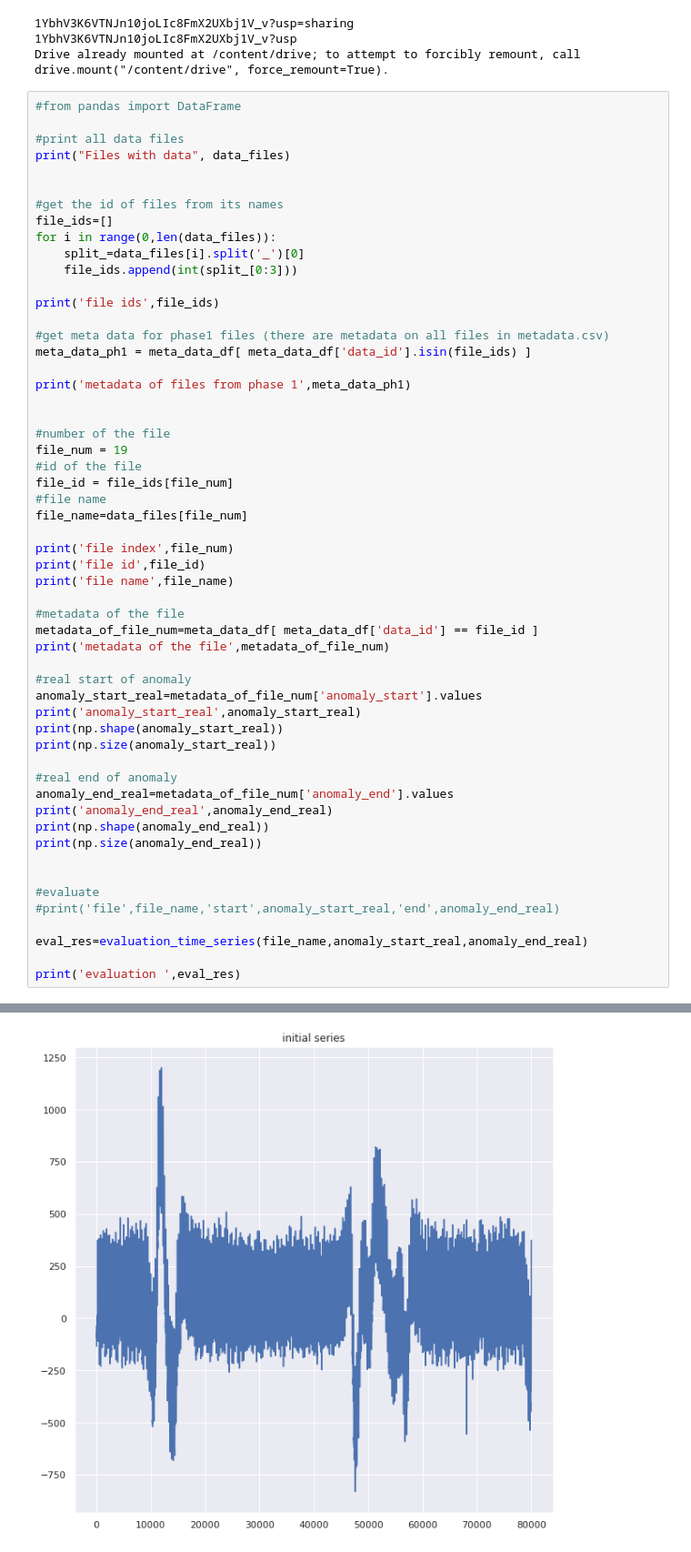
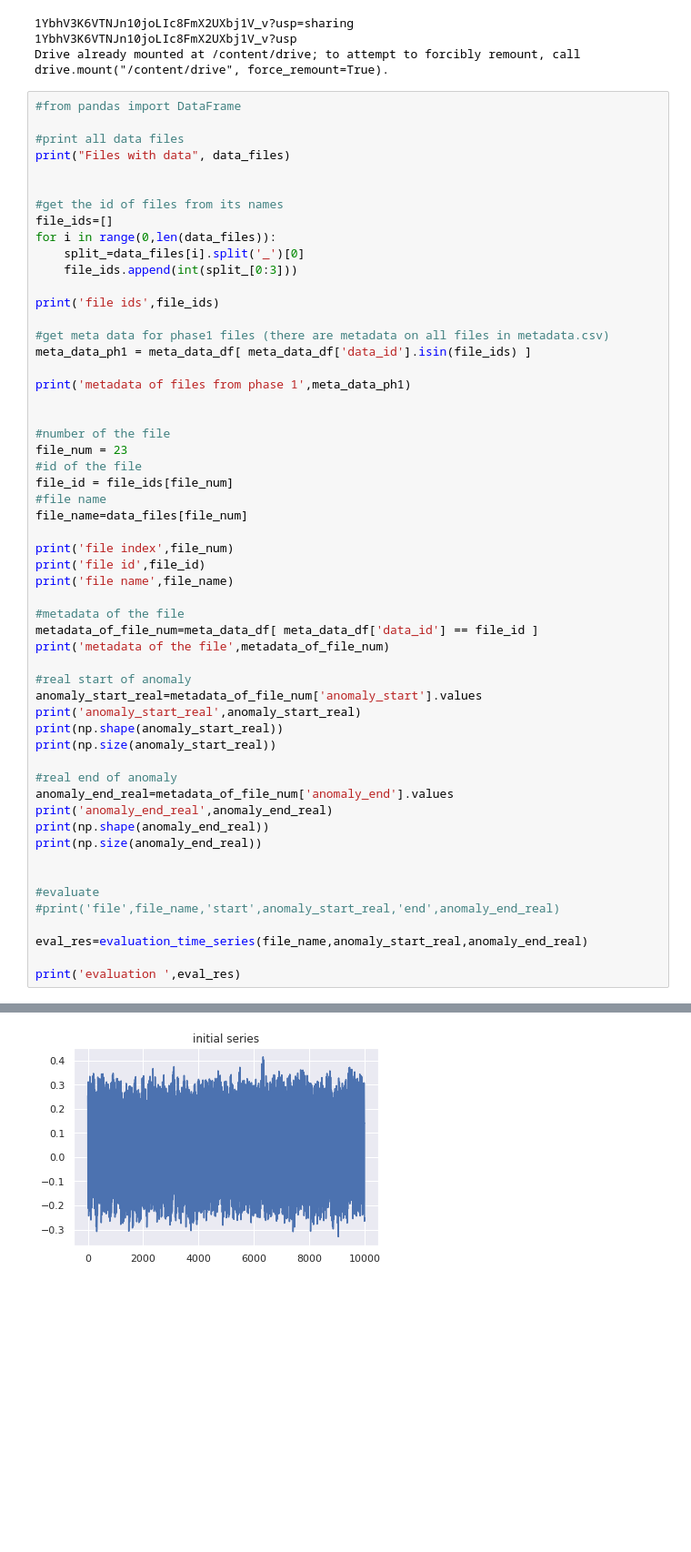
Before and after one commit to Lenadeu/Time-series-anomaly-detection, a Jupyter notebook: SARIMAX_forecating_period_from_autocorrelation4.ipynb, the cells around one changed output, grey strips where cells are left out. Shown at 91% size. Saved outputs shown, nothing was run; the diff lists cells and outputs as text; blank space fills up the shorter version.

```diff
--- a/SARIMAX_forecating_period_from_autocorrelation4.ipynb
+++ b/SARIMAX_forecating_period_from_autocorrelation4.ipynb
@@ -967,7 +967,7 @@ print('metadata of files from phase 1',meta_data_ph1)
 
 
 #number of the file
-file_num = 19
+file_num = 23
 #id of the file
 file_id = file_ids[file_num]
 #file name
@@ -1021 +1021 @@ time_series_df shape =  (80000, 1)
-[figure, old version]
+[figure, new version]
```
Also changed, not shown: parts of 3 cells of this notebook.
